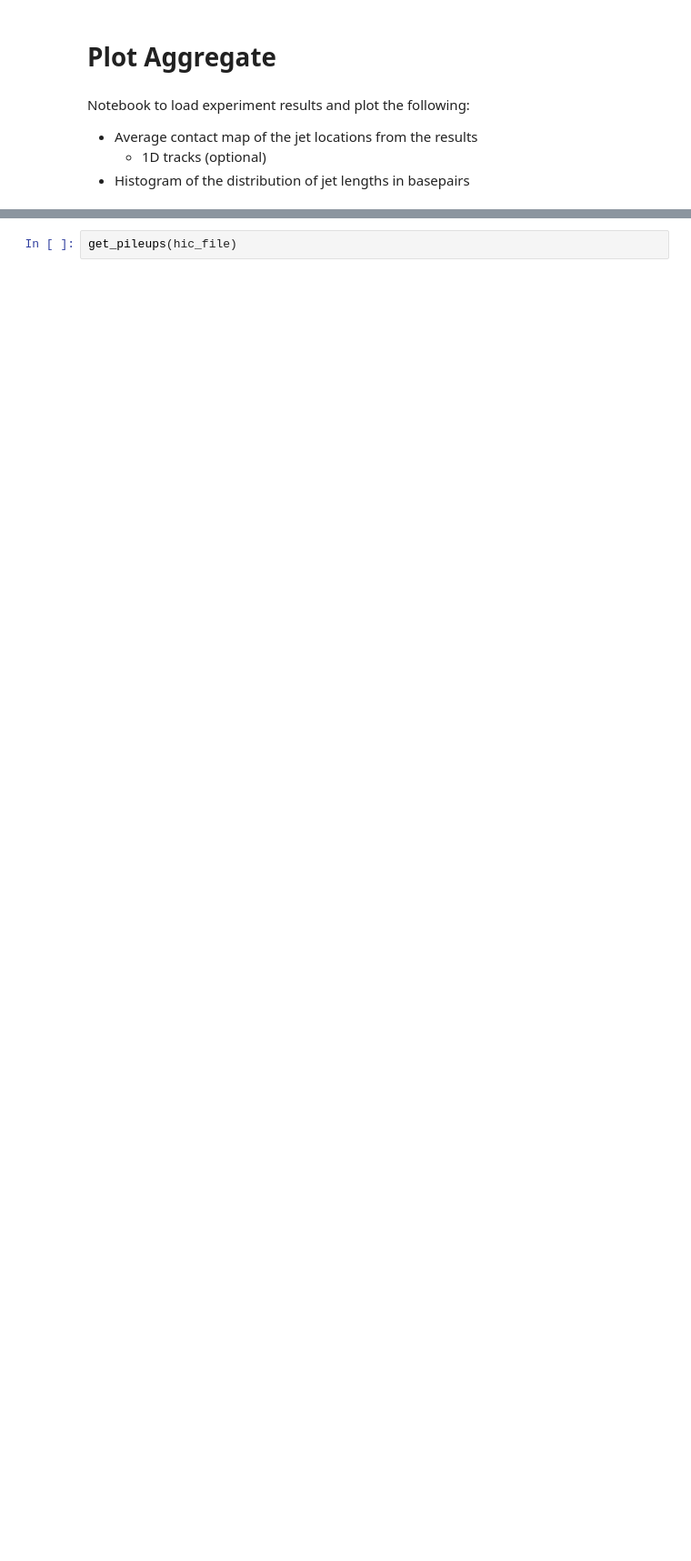
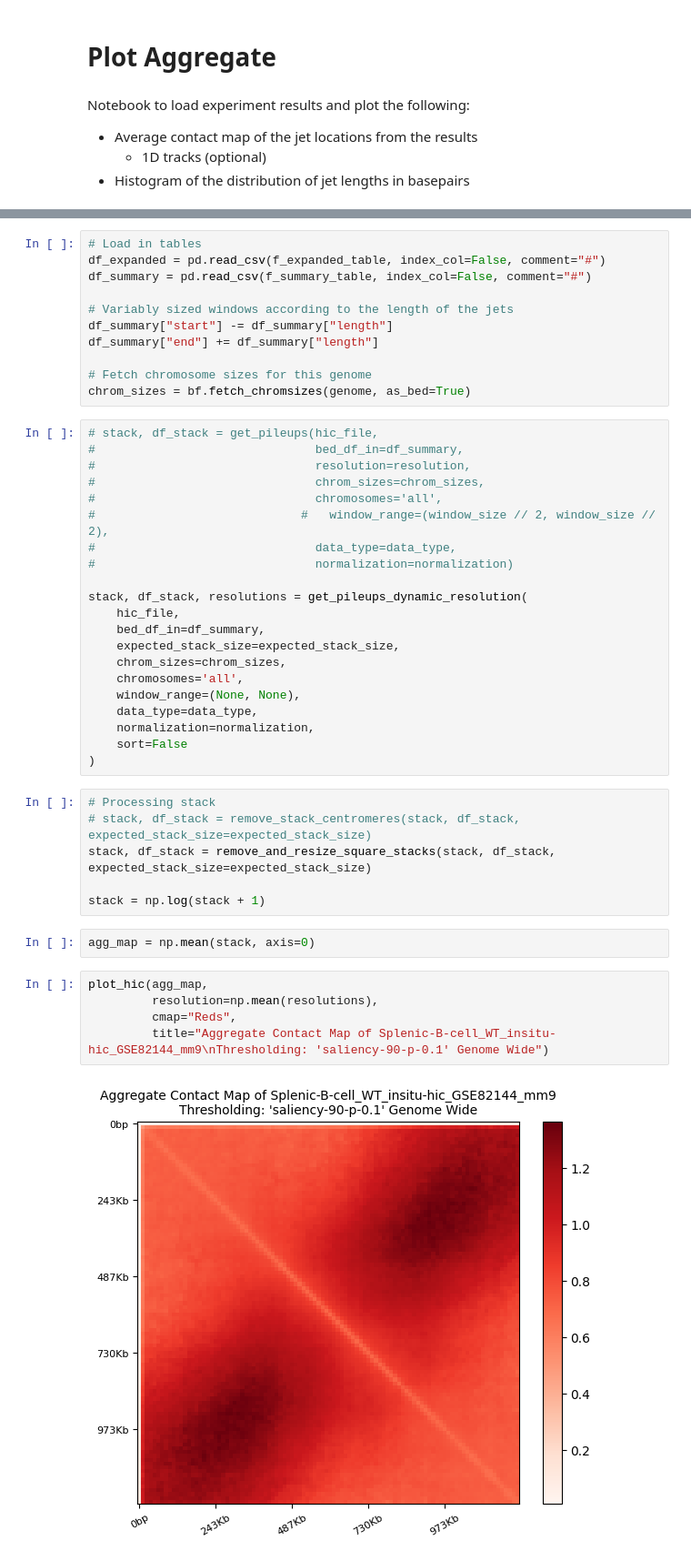
Before and after one commit to minjikimlab/miajet, a Jupyter notebook: notebooks/plot_aggregate.ipynb, the cells around one changed output, grey strips where cells are left out. Shown at 91% size. Cells and saved outputs as stored; diff of their text form; blank space fills up the shorter version.

Commit message:
Updated notebook + Fixed jet length bug

```diff
--- a/notebooks/plot_aggregate.ipynb
+++ b/notebooks/plot_aggregate.ipynb
@@ -126,2 +341,47 @@ hic_file = "/nfs/turbo/umms-minjilab/downloaded_data/splenic-B-cell_WT_insitu-hi
+# %%
+# Load in tables
+df_expanded = pd.read_csv(f_expanded_table, index_col=False, comment="#")
+df_summary = pd.read_csv(f_summary_table, index_col=False, comment="#")
+
+# Variably sized windows according to the length of the jets
+df_summary["start"] -= df_summary["length"]
+df_summary["end"] += df_summary["length"]
+
+# Fetch chromosome sizes for this genome
+chrom_sizes = bf.fetch_chromsizes(genome, as_bed=True)
 # %%
-get_pileups(hic_file)
+# stack, df_stack = get_pileups(hic_file,
+#                               bed_df_in=df_summary,
+#                               resolution=resolution,
+#                               chrom_sizes=chrom_sizes,
+#                               chromosomes='all',
+#                             #   window_range=(window_size // 2, window_size // 2),
+#                               data_type=data_type,
+#                               normalization=normalization)
+
+stack, df_stack, resolutions = get_pileups_dynamic_resolution(
+    hic_file,
+    bed_df_in=df_summary,
+    expected_stack_size=expected_stack_size,
+    chrom_sizes=chrom_sizes,
+    chromosomes='all',
+    window_range=(None, None),
+    data_type=data_type,
+    normalization=normalization,
+    sort=False
+)
+# %%
+# Processing stack
+# stack, df_stack = remove_stack_centromeres(stack, df_stack, expected_stack_size=expected_stack_size)
+stack, df_stack = remove_and_resize_square_stacks(stack, df_stack, expected_stack_size=expected_stack_size)
+
+stack = np.log(stack + 1)
+# %%
+agg_map = np.mean(stack, axis=0)
+# %%
+plot_hic(agg_map,
+         resolution=np.mean(resolutions),
+         cmap="Reds",
+         title="Aggregate Contact Map of Splenic-B-cell_WT_insitu-hic_GSE82144_mm9\nThresholding: 'saliency-90-p-0.1' Genome Wide")
+# %% [output]
+[figure, added]
```
Also changed, not shown: parts of 9 cells of this notebook, 3 other files.
